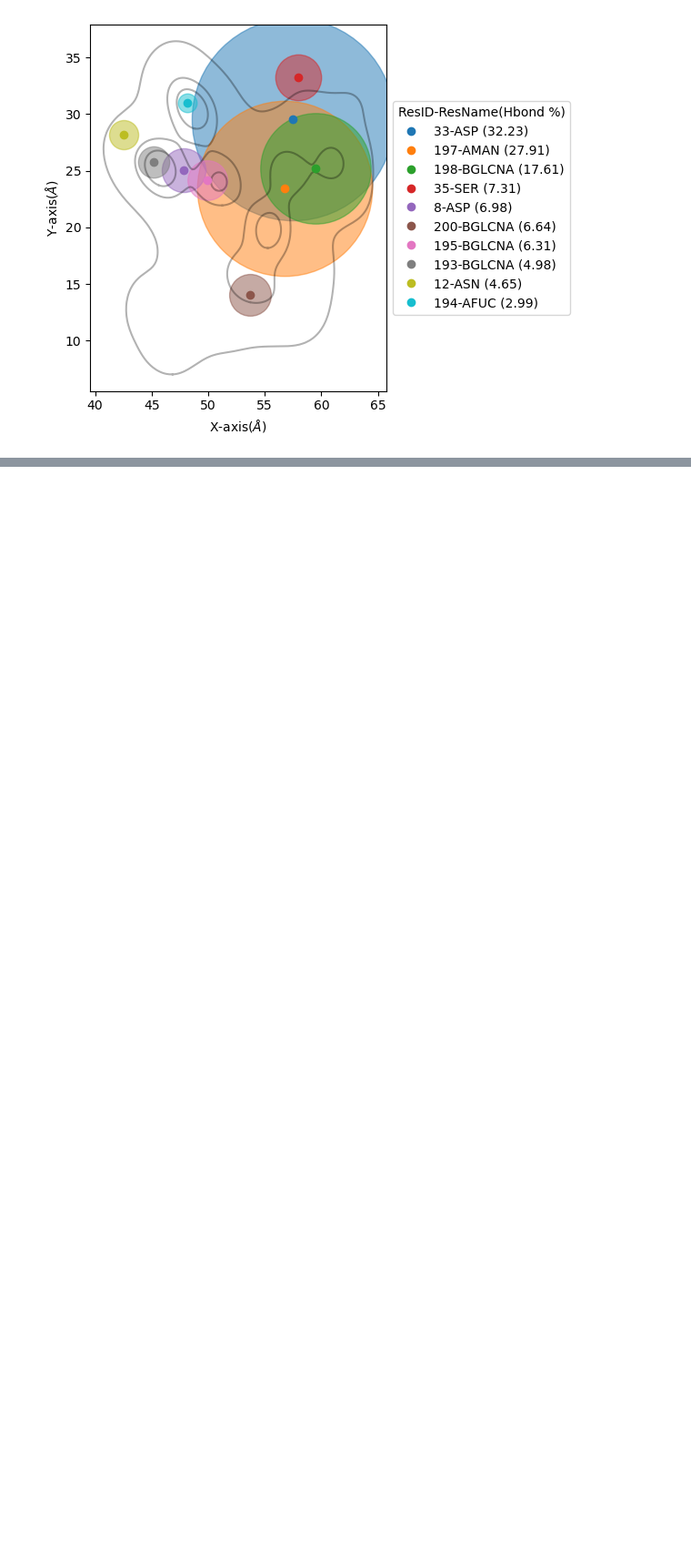
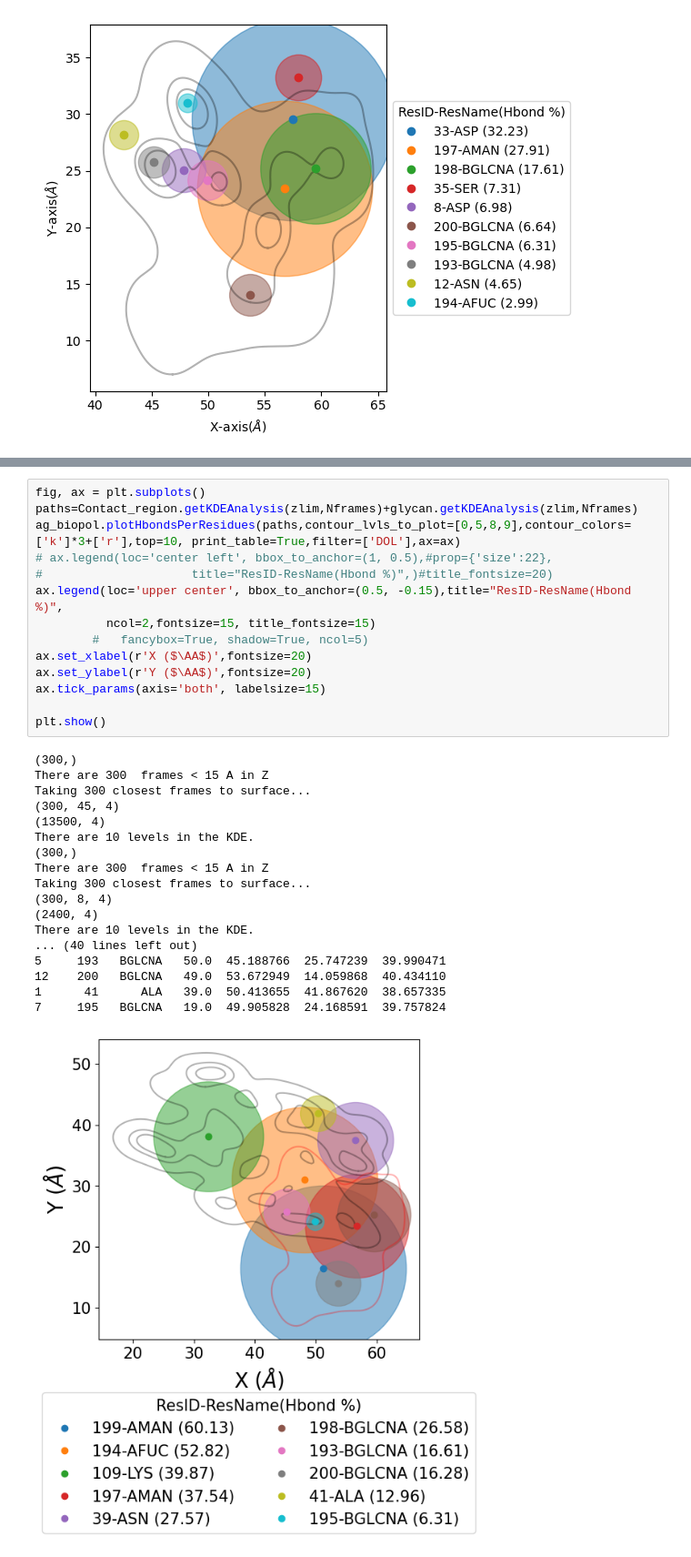
Before and after one commit to pyF4all/2DanalysisTutorials, a Jupyter notebook: BioPolymer2D/BioPolymer2D_Tutorial.ipynb, the cells around one changed output, grey strips where cells are left out. Shown at 91% size. Cells and saved outputs as stored; diff of their text form; blank space fills up the shorter version.

```diff
--- a/BioPolymer2D/BioPolymer2D_Tutorial.ipynb
+++ b/BioPolymer2D/BioPolymer2D_Tutorial.ipynb
@@ -704,0 +723,33 @@ There are 10 levels in the KDE.
+# %%
+fig, ax = plt.subplots()
+paths=Contact_region.getKDEAnalysis(zlim,Nframes)+glycan.getKDEAnalysis(zlim,Nframes)
+ag_biopol.plotHbondsPerResidues(paths,contour_lvls_to_plot=[0,5,8,9],contour_colors=['k']*3+['r'],top=10, print_table=True,filter=['DOL'],ax=ax)
+# ax.legend(loc='center left', bbox_to_anchor=(1, 0.5),#prop={'size':22},
+#                     title="ResID-ResName(Hbond %)",)#title_fontsize=20)
+ax.legend(loc='upper center', bbox_to_anchor=(0.5, -0.15),title="ResID-ResName(Hbond %)",
+          ncol=2,fontsize=15, title_fontsize=15)
+        #   fancybox=True, shadow=True, ncol=5)
+ax.set_xlabel(r'X ($\AA$)',fontsize=20)
+ax.set_ylabel(r'Y ($\AA$)',fontsize=20)
+ax.tick_params(axis='both', labelsize=15)
+
+plt.show()
+# %% [output]
+(300,)
+There are 300  frames < 15 A in Z
+Taking 300 closest frames to surface...
+(300, 45, 4)
+(13500, 4)
+There are 10 levels in the KDE.
+(300,)
+There are 300  frames < 15 A in Z
+Taking 300 closest frames to surface...
+(300, 8, 4)
+(2400, 4)
+There are 10 levels in the KDE.
+... (40 lines left out)
+5     193   BGLCNA   50.0  45.188766  25.747239  39.990471
+12    200   BGLCNA   49.0  53.672949  14.059868  40.434110
+1      41      ALA   39.0  50.413655  41.867620  38.657335
+7     195   BGLCNA   19.0  49.905828  24.168591  39.757824
+[figure, added]
```
Also changed, not shown: parts of 1 cell of this notebook.
